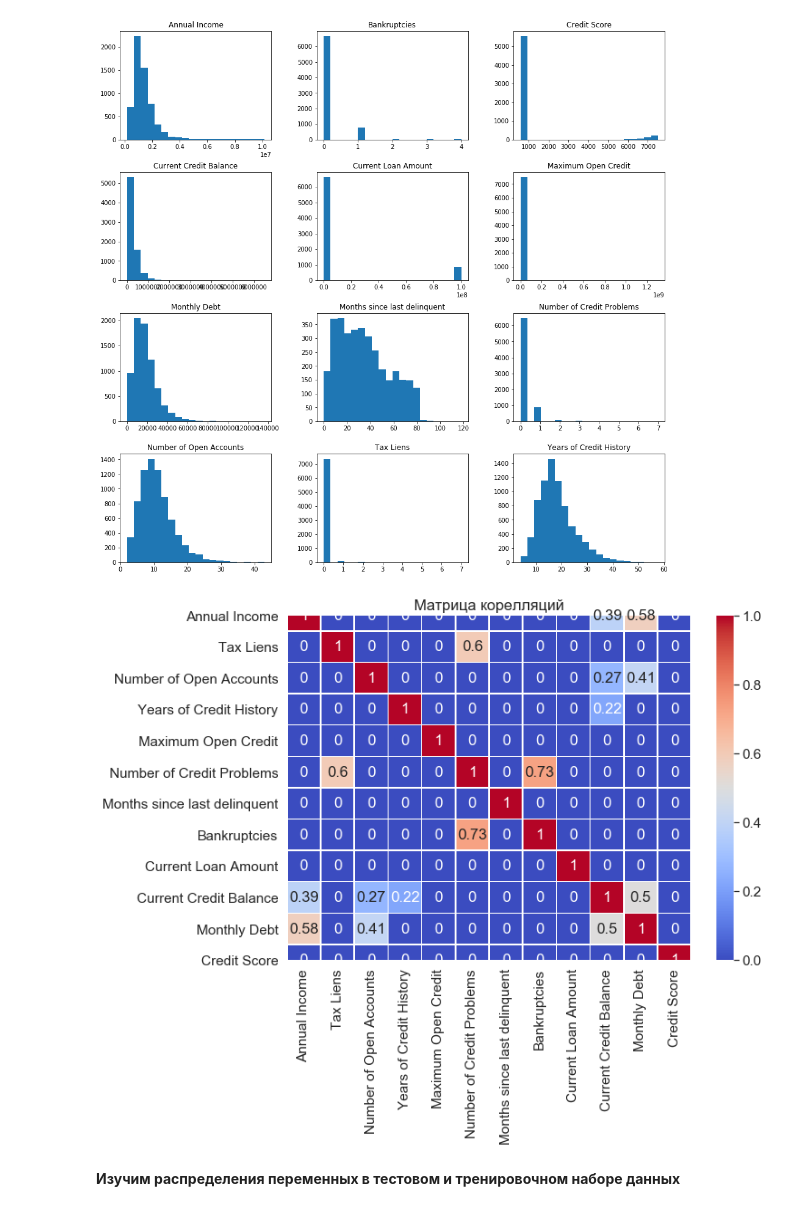
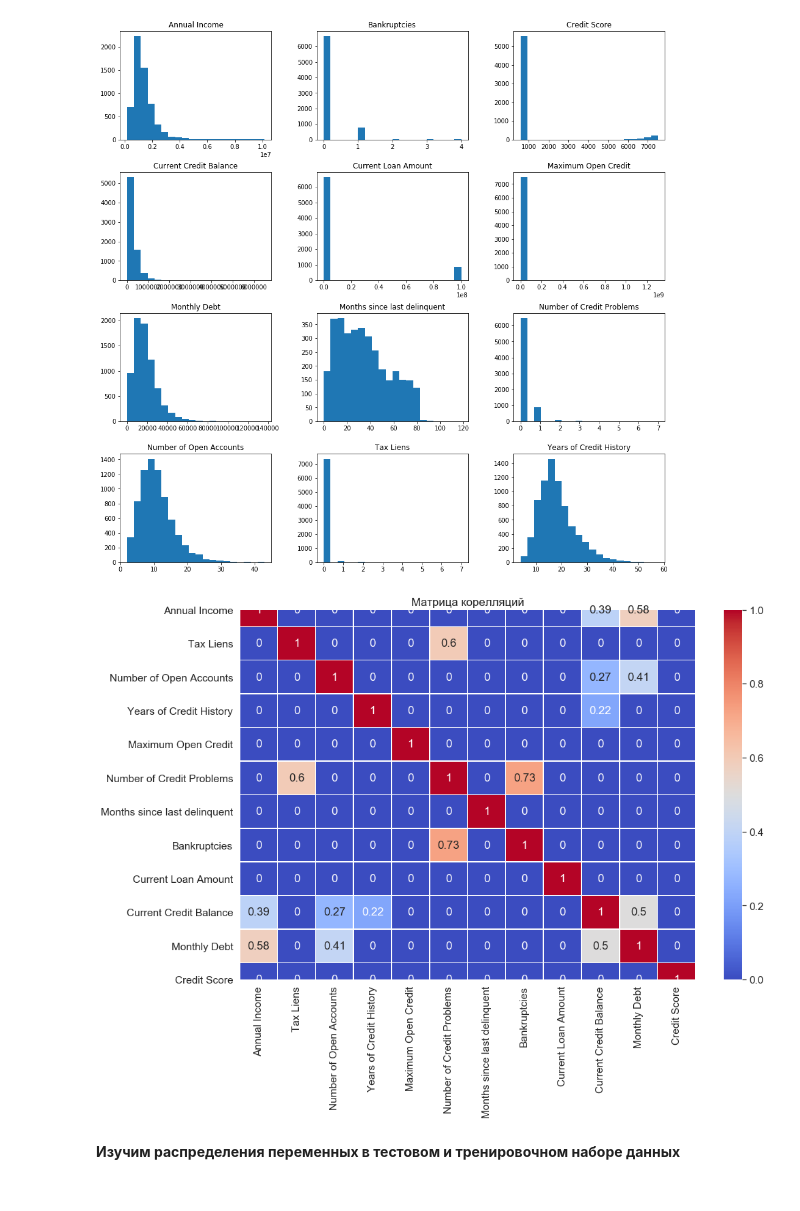
Before and after one commit to ShadarRim/gbpythonlibsadd, a Jupyter notebook: HW Lesson.ipynb, the cells around one changed output. Cells and saved outputs as stored; diff of their text form; code cells hidden in the pictures.

```diff
--- a/HW Lesson.ipynb
+++ b/HW Lesson.ipynb
@@ -317,20 +347,20 @@ X.hist(figsize=(16,16), bins=20, grid=False);
 # %% [output]
 [figure]
 # %%
-plt.figure(figsize = (10,7))
+plt.figure(figsize = (15,10))
 
 sns.set(font_scale=1.4)
 
 corr_matrix = X.corr()
 corr_matrix = np.round(corr_matrix, 2)
 corr_matrix[np.abs(corr_matrix) < 0.2] = 0
 
 sns.heatmap(corr_matrix, annot=True, linewidths=.5, cmap='coolwarm')
 
 plt.title('Матрица корелляций')
 plt.show()
 # %% [output]
-[figure, old version]
+[figure, new version]
 # %% [markdown]
 **Изучим распределения переменных в тестовом и тренировочном наборе данных**
 # %% [markdown]
```
Also changed, not shown: parts of 35 cells of this notebook, 15 other files.
